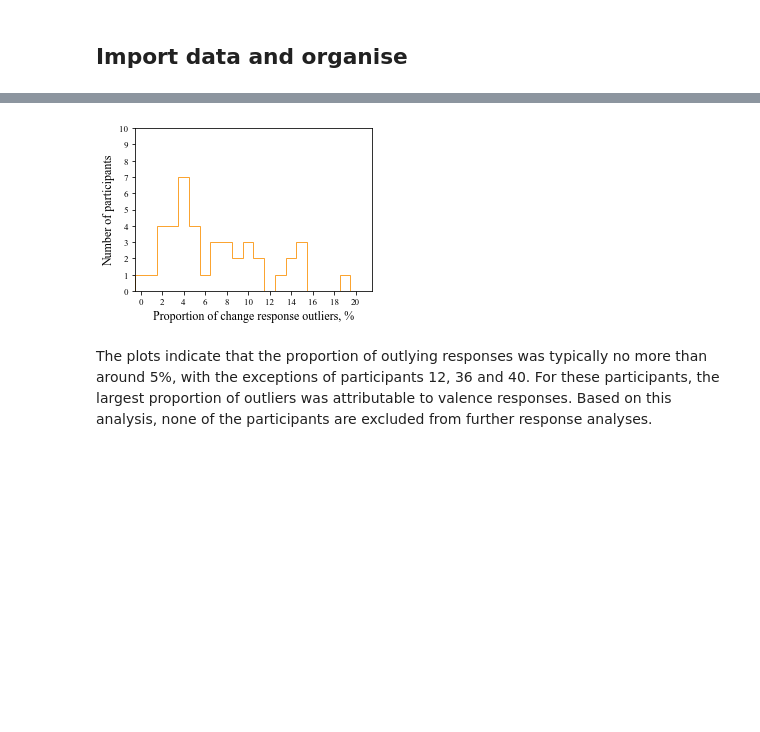
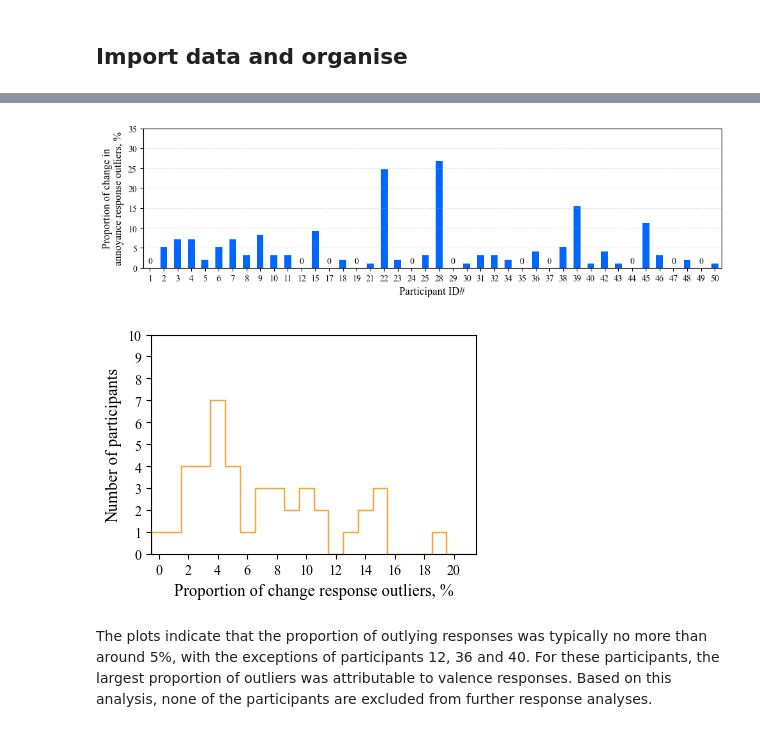
Before and after one commit to acoustics-code-salford/refmap-psychoacoustics, a Jupyter notebook: src/refmap_psychoacoustics/notebooks/refmap_listest1_analysis_EDA_check+sample.ipynb, the cells around one changed output, grey strips where cells are left out. Saved outputs shown, nothing was run; the diff lists cells and outputs as text; code cells hidden in the pictures; blank space fills up the shorter version.

```diff
--- a/src/refmap_psychoacoustics/notebooks/refmap_listest1_analysis_EDA_check+sample.ipynb
+++ b/src/refmap_psychoacoustics/notebooks/refmap_listest1_analysis_EDA_check+sample.ipynb
@@ -385,14 +450,38 @@ plt.show()
+# %%
+# plot only the change in annoyance outliers
+fig, ax = plt.subplots(figsize=(10, 3))
+
+width = 0.5
+p = ax.bar(dAnnoyOutTestScoreProps.index.astype(str), 100*dAnnoyOutTestScoreProps, width,
+            label=r"$\Delta$Annoyance", color=mycolours[0])
+barLabels = (100*np.round(dAnnoyOutTestScoreProps, 2)).astype(int).astype(str)
+barLabels[dAnnoyOutTestScoreProps != 0] = ""
+ax.bar_label(container=p, labels=barLabels, padding =3)
+
+ax.grid(which='major', axis='y', linestyle='--', alpha=0.3)
+ax.set(xticks=dAnnoyOutTestScoreProps.index.astype(str), yticks=range(0, 40, 5),
+       ylabel="Proportion of change in" + "\n" + "annoyance response outliers, %",
+       xlabel="Participant ID#",
+       xlim=(-0.5, dAnnoyOutTestScoreProps.index.size - 0.5))
+
+if saveplots:
+    plt.savefig(os.path.join(outFigPath, "svg", "dAnnoyResponseOutliersTukey.svg"),
+                format='svg')
+    plt.savefig(os.path.join(outFigPath, "pdf", "dAnnoyResponseOutliersTukey.pdf"),
+                format='pdf')
+# %% [output]
+[figure, added]
 # %%
 
 fig, ax = plt.subplots(figsize=(4, 3))
 
-plt.hist(x=dTotalOutTestScoreProp*100,
+plt.hist(x=dTotalOutTestScoreProps*100,
          bins=np.arange(-0.5, 40.5, 1), histtype='step', color=mycolours[4])
 ax.set(xticks=range(0, 21, 2), xlim=[-0.5, 21.5], yticks=range(0, 11),
        xlabel="Proportion of change response outliers, %", ylabel="Number of participants")
 plt.show()
 # %% [output]
-[figure, old version]
+[figure, new version]
 # %% [markdown]
 The plots indicate that the proportion of outlying responses was typically no more than around 5%, with the exceptions of participants 12, 36 and 40. For these participants, the largest proportion of outliers was attributable to valence responses. Based on this analysis, none of the participants are excluded from further response analyses.
 # %%
```
Also changed, not shown: parts of 13 cells of this notebook, 12 other files.
